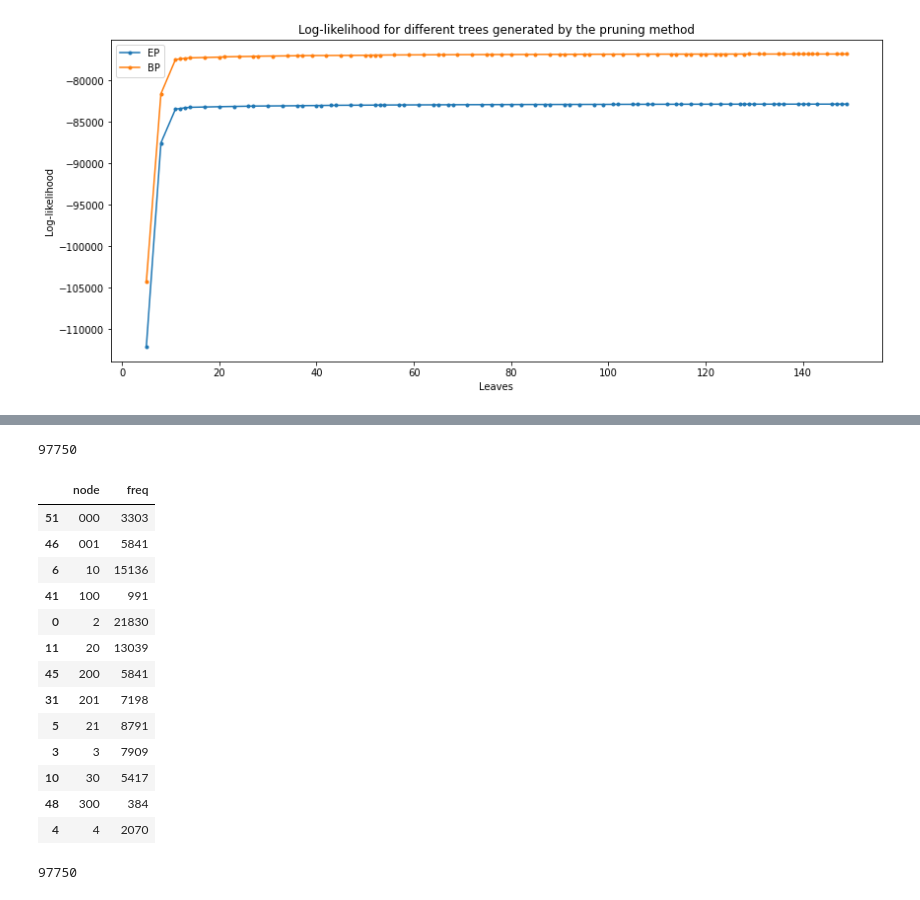
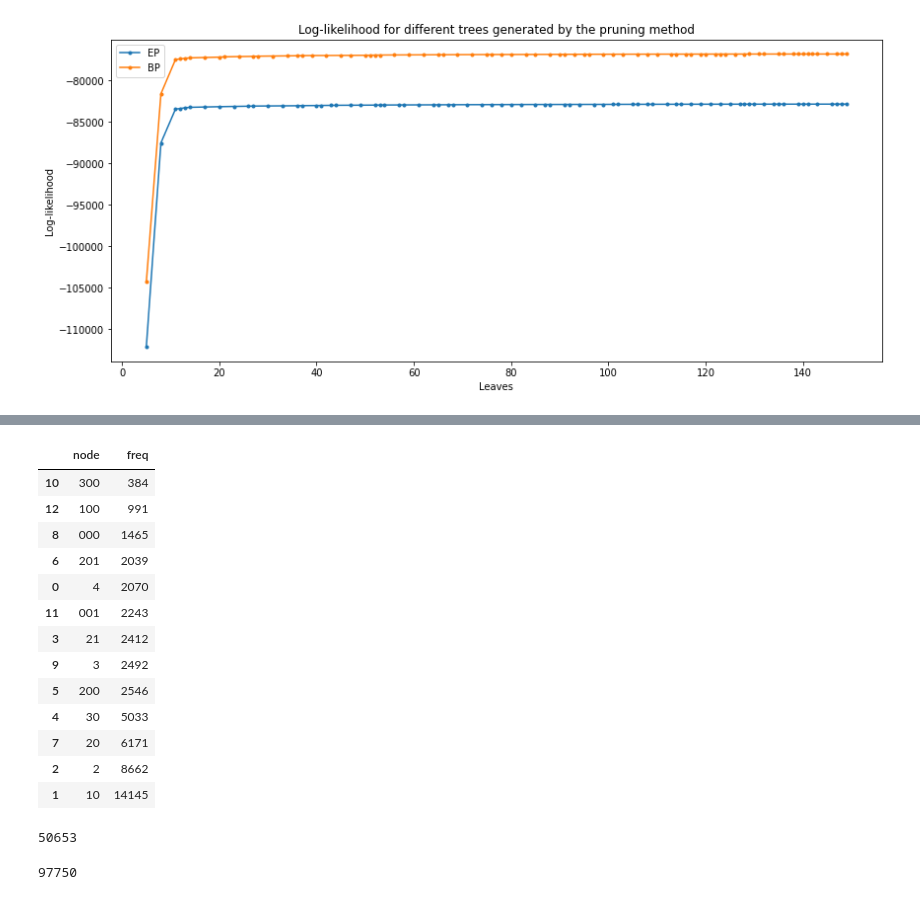
Before and after one commit to neuromat/smallest_maximizer_criterion, a Jupyter notebook: examples/notebooks/Pruning context trees (Incremental - EP vs BP).ipynb, the cells around one changed output, grey strips where cells are left out. Saved outputs shown, nothing was run; the diff lists cells and outputs as text; code cells hidden in the pictures.

```diff
--- a/examples/notebooks/Pruning context trees (Incremental - EP vs BP).ipynb
+++ b/examples/notebooks/Pruning context trees (Incremental - EP vs BP).ipynb
@@ -62,6 +62,41 @@ g4l.display.draw_tree(ep_trees.context_trees[4])
 g4l.display.draw_tree(bp_trees.context_trees[4])
 # %% [output]
 [drawing not drawn]
+# %%
+from collections import defaultdict
+
+def find_suffix(data, df, max_depth, i=1):
+    if i==max_depth:
+        return None
+    node = data[-i:]
+    return find_node(df, node) or find_suffix(data, df, max_depth, i+1)
+
+def find_node(df, node):
+    try:
+        return (df.loc[node, 1].node_idx, node, len(node))
+    except:
+        return None
+
+def segmentation(t, X):
+    nodes = t.df.set_index(['node', 'active'])[['node_idx']]
+    dic = defaultdict(lambda: 0)
+    d = X.data
+    while len(d)>0:
+        r = find_suffix(d, nodes, max_depth)
+        dic[r[1]]+=1
+        d = d[:-r[2]]
+    f = pd.DataFrame([[k, v] for k, v in dic.items()], columns=['node', 'freq']).sort_values(['node'])
+    return f
+
+def compress(t, X):
+    nodes = t.df.set_index(['node', 'active'])[['node_idx']]
+    arr = []
+    d = X.data
+    while len(d)>0:
+        r = find_suffix(d, nodes, max_depth)
+        arr.append(r[0])
+        d = d[:-r[2]]
+    return arr
 # %%
 t = bp_trees.context_trees[4]
-nodes = t.df.set_index(['node', 'active'])[['node_idx']]
+seg = segmentation(t, X)
@@ -110,20 +103,17 @@ f
-# %%
-f2 = t.df[t.df.active==1][['node', 'freq']].sort_values(['node'])
-print(f2.freq.sum())
-f2
-# %% [output]
-97750
-|  | node | freq |
-| 51 | 000 | 3303 |
-| 46 | 001 | 5841 |
-| 6 | 10 | 15136 |
-| 41 | 100 | 991 |
-| 0 | 2 | 21830 |
-| 11 | 20 | 13039 |
-| 45 | 200 | 5841 |
-| 31 | 201 | 7198 |
-| 5 | 21 | 8791 |
-| 3 | 3 | 7909 |
-| 10 | 30 | 5417 |
-| 48 | 300 | 384 |
-| 4 | 4 | 2070 |
+# %%
+seg.sort_values(['freq'])
+# %% [output]
+|  | node | freq |
+| 10 | 300 | 384 |
+| 12 | 100 | 991 |
+| 8 | 000 | 1465 |
+| 6 | 201 | 2039 |
+| 0 | 4 | 2070 |
+| 11 | 001 | 2243 |
+| 3 | 21 | 2412 |
+| 9 | 3 | 2492 |
+| 5 | 200 | 2546 |
+| 4 | 30 | 5033 |
+| 7 | 20 | 6171 |
+| 2 | 2 | 8662 |
+| 1 | 10 | 14145 |
@@ -130,3 +122,8 @@ f2
+# %%
+z = ''.join(map(lambda xx: chr(66+xx), x))
+len(z)
+# %% [output]
+50653
 # %%
 len(X.data)
 # %% [output]
```
Also changed, not shown: parts of 7 cells of this notebook, 10 other files.
